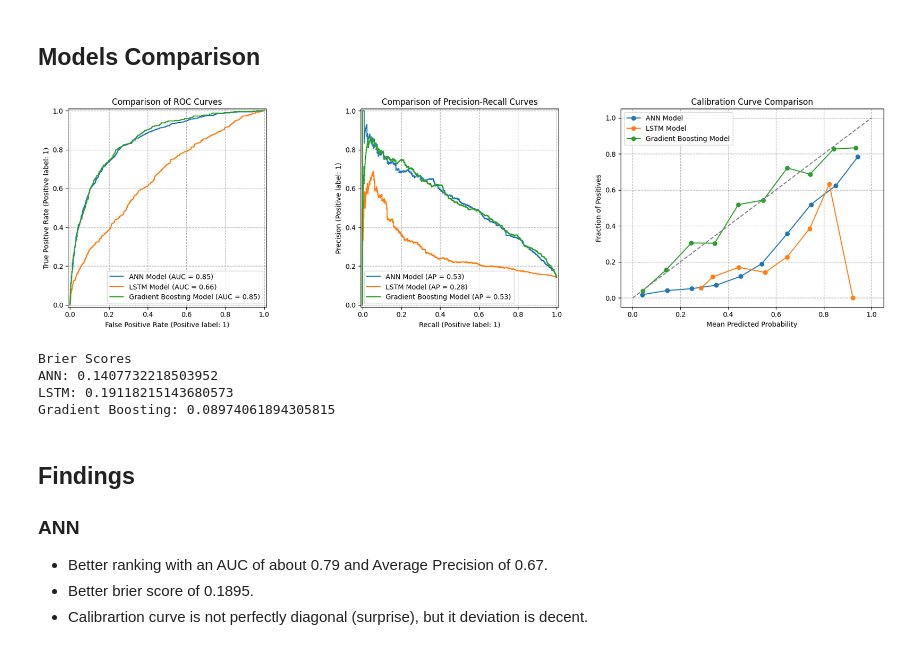
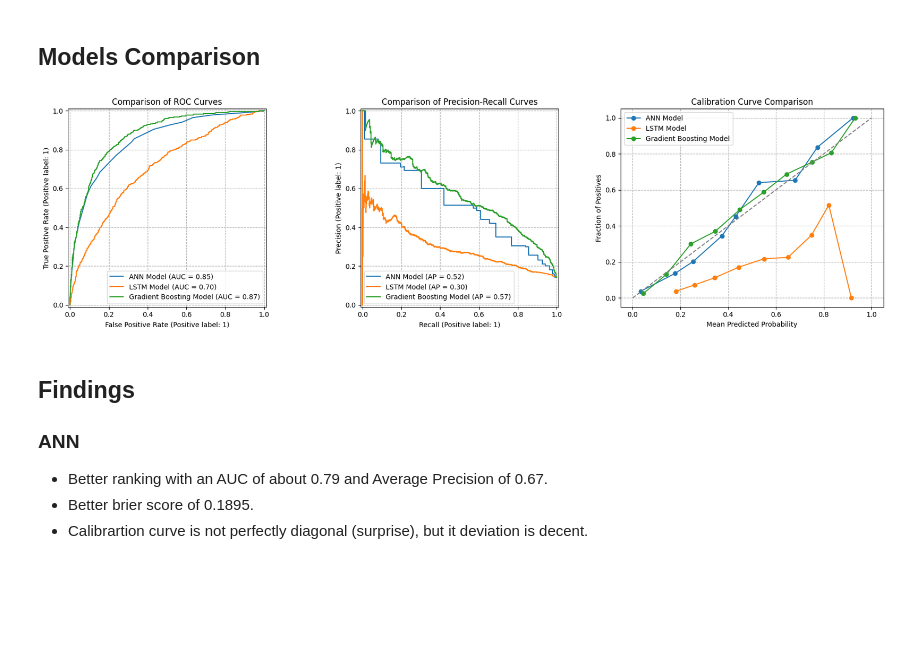
Before and after one commit to JhanaviLingameneni/Prompted-ICU-Risk-Forecasting, a Jupyter notebook: code/ml/all_models.ipynb, the cells around one changed output. Drawn from its saved outputs; the diff is of its cells as text; code cells hidden in the pictures; blank space fills up the shorter version.

Commit message:
Finalized notebook

```diff
--- a/code/ml/all_models.ipynb
+++ b/code/ml/all_models.ipynb
@@ -331,8 +332,9 @@ df_x_test, df_y_test = process_dataset(data_set="b", undersample=False)
 df_x_val, df_y_val = process_dataset(data_set="c", undersample=False)
 
 scaler = StandardScaler()
-x_train_scaled = scaler.fit_transform(df_x_train)
-x_train_all_scaled = scaler.transform(df_x_train_all)
+# Fit on the full training set for better std.
+x_train_all_scaled = scaler.fit_transform(df_x_train_all)
+x_train_scaled = scaler.transform(df_x_train)
 x_test_scaled = scaler.transform(df_x_test)
 x_val_scaled = scaler.transform(df_x_val)
 
@@ -347,8 +349,7 @@ ann_class_weights = compute_class_weight(
     classes=ann_classes,
     y=y_train_all,
 )
-ann_class_weight = {int(label): float(weight)
-                    for label, weight in zip(ann_classes, ann_class_weights)}
+ann_class_weight = {int(label): float(weight) for label, weight in zip(ann_classes, ann_class_weights)}
 
 # Dimensions of the data
 print(f"Training set: {x_train_scaled.shape}, {y_train.shape}")
@@ -527,7 +528,7 @@ lstm_history = lstm_model.fit(
     epochs=50,
     batch_size=32,
     callbacks=[lstm_early_stop],
-    verbose=1
+    verbose=0
 )
 # %% [output]
 Epoch 1/50
@@ -748,11 +749,14 @@ Saved predictions to ../models/GradientBoosting_results.csv
 ## Models Comparison
 # %%
 from sklearn.calibration import calibration_curve
-from sklearn.metrics import brier_score_loss
 
-ann_prob = ann_model.predict(x_test_scaled, verbose=0).ravel()
+# Use the same ANN probability pipeline used during ANN evaluation/export.
+ann_raw_prob = ann_model.predict(x_test_scaled, verbose=0).ravel()
+ann_prob = ann_calibrator.predict(ann_raw_prob)
 lstm_prob = lstm_model.predict(x_test_lstm, verbose=0).ravel()
-grad_boost_prob = gradient_boosting_model.predict_proba(x_test_scaled)[:, 1]
+
+# Use the final refit Gradient Boosting model (train+val) for fair comparison.
+grad_boost_prob = grad_boost_model.predict_proba(x_test_scaled)[:, 1]
 
 fig, axes = plt.subplots(1, 3, figsize=(18, 5))
 
@@ -761,44 +765,35 @@ RocCurveDisplay.from_predictions(y_test, ann_prob, ax=axes[0], name='ANN Model')
 RocCurveDisplay.from_predictions(y_test, lstm_prob, ax=axes[0], name='LSTM Model')
 RocCurveDisplay.from_predictions(y_test, grad_boost_prob, ax=axes[0], name='Gradient Boosting Model')
 axes[0].set_title('Comparison of ROC Curves')
 axes[0].grid(linestyle='--')
 
 # Precision Recall curve: How do precision and recall trade off.
 PrecisionRecallDisplay.from_predictions(y_test, ann_prob, ax=axes[1], name='ANN Model')
 PrecisionRecallDisplay.from_predictions(y_test, lstm_prob, ax=axes[1], name='LSTM Model')
 PrecisionRecallDisplay.from_predictions(y_test, grad_boost_prob, ax=axes[1], name='Gradient Boosting Model')
 axes[1].set_title('Comparison of Precision-Recall Curves')
 axes[1].grid(linestyle='--')
 
-# Calibration curve: How well do predicted proabilities reflect true probabilities.
+# Calibration curve: How well do predicted probabilities reflect true probabilities.
 for prob, label in [
     (ann_prob, 'ANN Model'),
     (lstm_prob, 'LSTM Model'),
     (grad_boost_prob, 'Gradient Boosting Model')
 ]:
     frac_pos, mean_pred = calibration_curve(y_test, prob, n_bins=10, strategy='uniform')
     axes[2].plot(mean_pred, frac_pos, marker='o', label=label)
 
 axes[2].plot([0, 1], [0, 1], linestyle='--', color='gray')
 axes[2].set_title('Calibration Curve Comparison')
 axes[2].set_xlabel('Mean Predicted Probability')
 axes[2].set_ylabel('Fraction of Positives')
 axes[2].legend()
 axes[2].grid(linestyle='--')
 
 plt.tight_layout()
 plt.show()
-
-print("Brier Scores")
-print("ANN:", brier_score_loss(y_test, ann_prob))
-print("LSTM:", brier_score_loss(y_test, lstm_prob))
-print("Gradient Boosting:", brier_score_loss(y_test, grad_boost_prob))
 # %% [output]
-[figure, old version]
+[figure, new version]
-Brier Scores
-ANN: 0.1407732218503952
-LSTM: 0.19118215143680573
-Gradient Boosting: 0.08974061894305815
 # %% [markdown]
 ## Findings
 ### ANN
```
Also changed, not shown: parts of 15 cells of this notebook, 3 other files.
